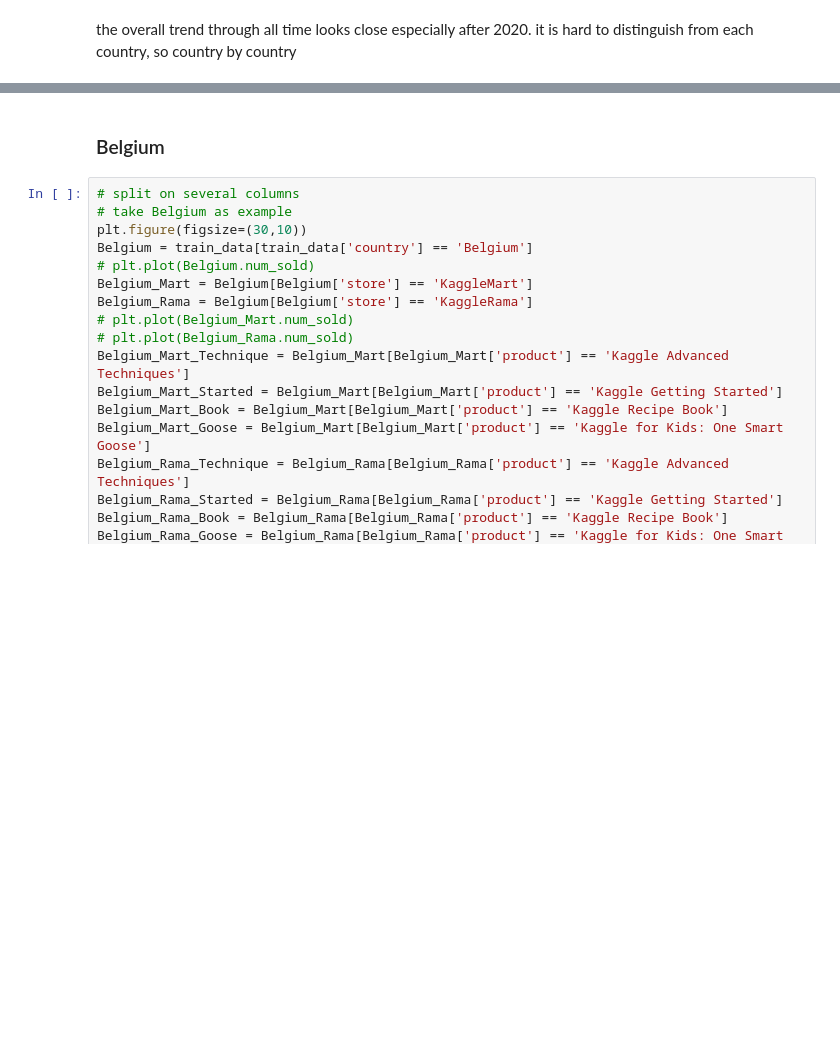
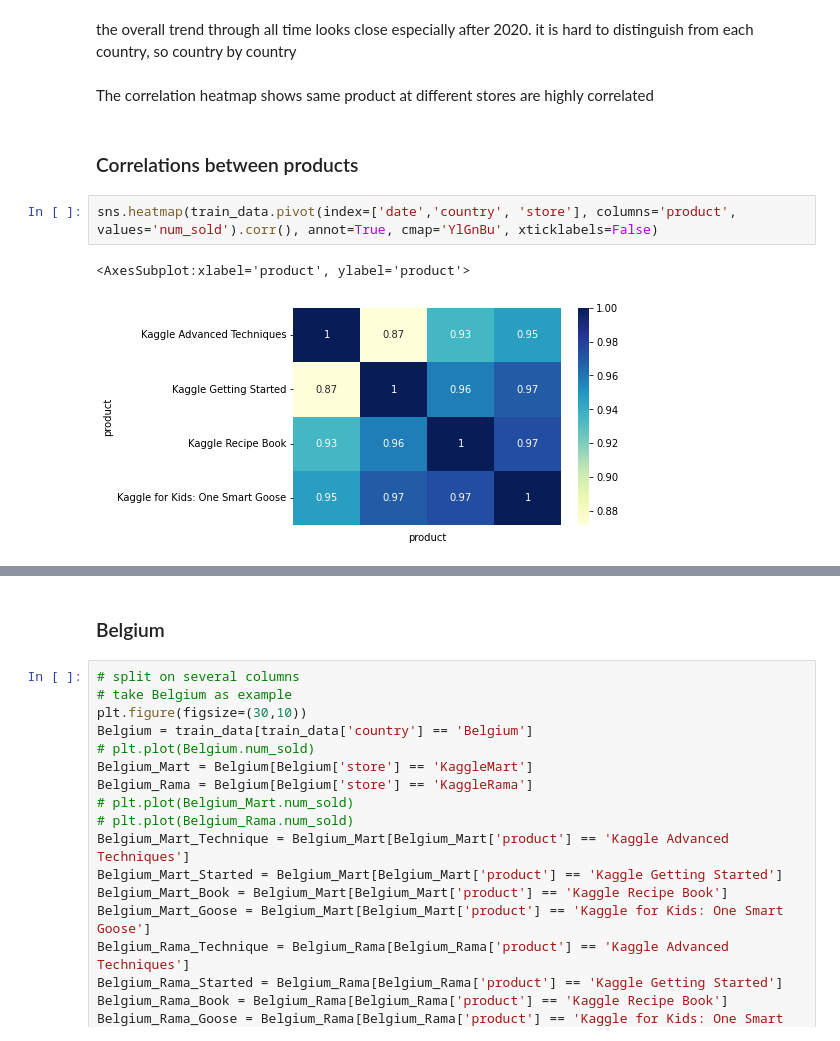
Before and after one commit to macorony/Machine_Learning_Playground, a Jupyter notebook: tps-sep-2022.ipynb, the cells around one changed output, grey strips where cells are left out. Saved outputs shown, nothing was run; the diff lists cells and outputs as text; blank space fills up the shorter version.

```diff
--- a/tps-sep-2022.ipynb
+++ b/tps-sep-2022.ipynb
@@ -128,3 +141,12 @@ for country in countries:
 # %% [markdown]
 the overall trend through all time looks close especially after 2020.
 it is hard to distinguish from each country, so country by country
+# %% [markdown]
+The correlation heatmap shows same product at different stores are highly correlated
+# %% [markdown]
+### Correlations between products
+# %%
+sns.heatmap(train_data.pivot(index=['date','country', 'store'], columns='product', values='num_sold').corr(), annot=True, cmap='YlGnBu', xticklabels=False)
+# %% [output]
+<AxesSubplot:xlabel='product', ylabel='product'>
+[figure, added]
```
Also changed, not shown: parts of 25 cells of this notebook.
